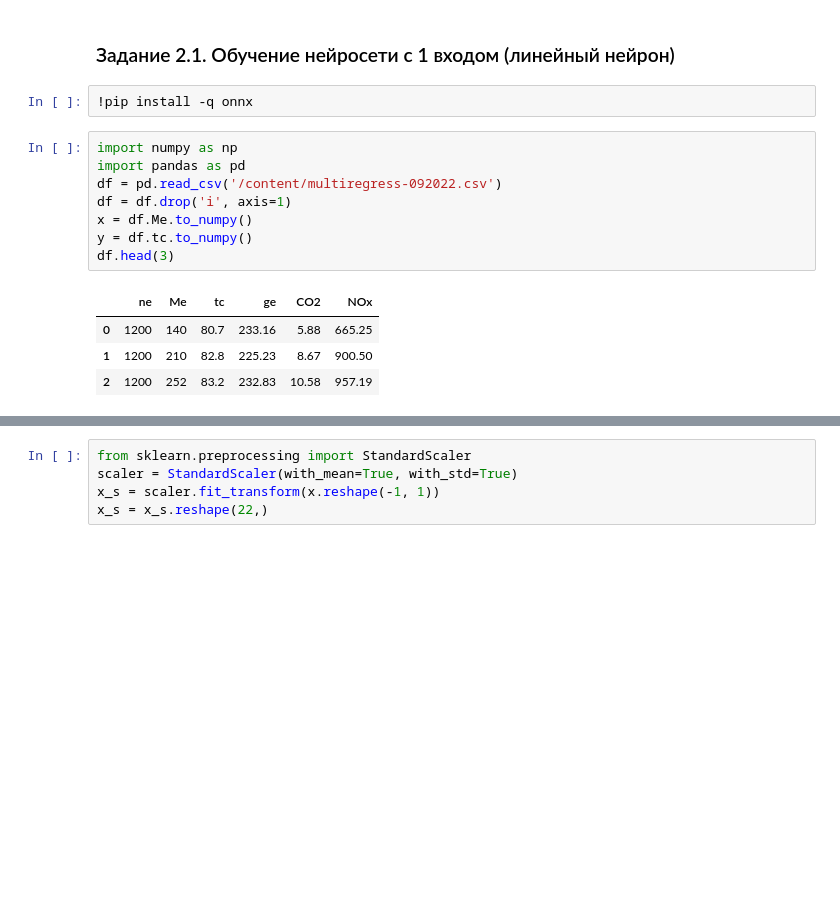
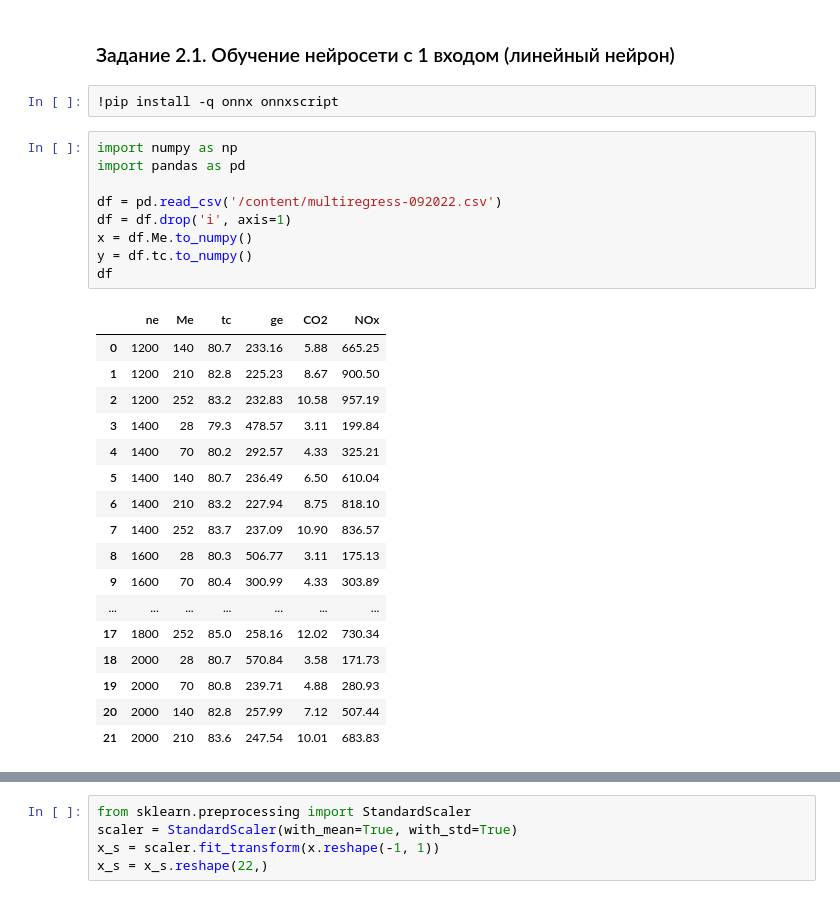
Before and after one commit to Maxxx-VS/IMA_SibADI, a Jupyter notebook: ML_2_1_Обучение_нейросети_с_1_входом.ipynb, the cells around one changed output, grey strips where cells are left out. Cells and saved outputs as stored; diff of their text form; blank space fills up the shorter version.

```diff
--- a/ML_2_1_Обучение_нейросети_с_1_входом.ipynb
+++ b/ML_2_1_Обучение_нейросети_с_1_входом.ipynb
@@ -3,19 +3,33 @@
 # %% [markdown]
 ### Задание 2.1. Обучение нейросети с 1 входом (линейный нейрон)
 # %%
-!pip install -q onnx
+!pip install -q onnx onnxscript
 # %%
 import numpy as np
 import pandas as pd
+
 df = pd.read_csv('/content/multiregress-092022.csv')
 df = df.drop('i', axis=1)
 x = df.Me.to_numpy()
 y = df.tc.to_numpy()
-df.head(3)
+df
 # %% [output]
 |  | ne | Me | tc | ge | CO2 | NOx |
 | 0 | 1200 | 140 | 80.7 | 233.16 | 5.88 | 665.25 |
 | 1 | 1200 | 210 | 82.8 | 225.23 | 8.67 | 900.50 |
 | 2 | 1200 | 252 | 83.2 | 232.83 | 10.58 | 957.19 |
+| 3 | 1400 | 28 | 79.3 | 478.57 | 3.11 | 199.84 |
+| 4 | 1400 | 70 | 80.2 | 292.57 | 4.33 | 325.21 |
+| 5 | 1400 | 140 | 80.7 | 236.49 | 6.50 | 610.04 |
+| 6 | 1400 | 210 | 83.2 | 227.94 | 8.75 | 818.10 |
+| 7 | 1400 | 252 | 83.7 | 237.09 | 10.90 | 836.57 |
+| 8 | 1600 | 28 | 80.3 | 506.77 | 3.11 | 175.13 |
+| 9 | 1600 | 70 | 80.4 | 300.99 | 4.33 | 303.89 |
+| ... | ... | ... | ... | ... | ... | ... |
+| 17 | 1800 | 252 | 85.0 | 258.16 | 12.02 | 730.34 |
+| 18 | 2000 | 28 | 80.7 | 570.84 | 3.58 | 171.73 |
+| 19 | 2000 | 70 | 80.8 | 239.71 | 4.88 | 280.93 |
+| 20 | 2000 | 140 | 82.8 | 257.99 | 7.12 | 507.44 |
+| 21 | 2000 | 210 | 83.6 | 247.54 | 10.01 | 683.83 |
 # %%
 import plotly.graph_objects as go
```
Also changed, not shown: parts of 4 cells of this notebook.
